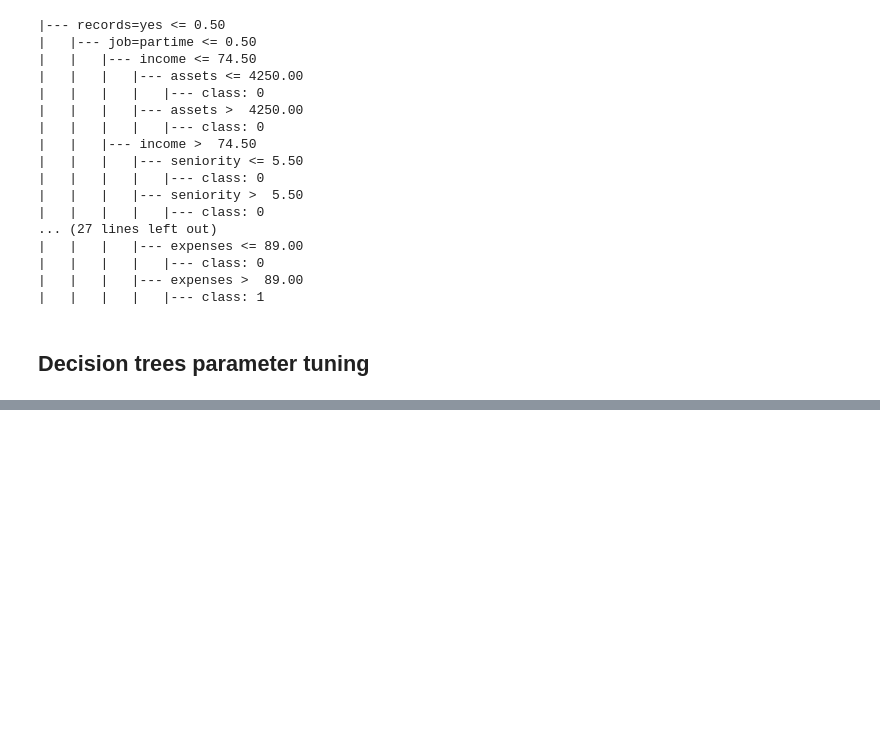
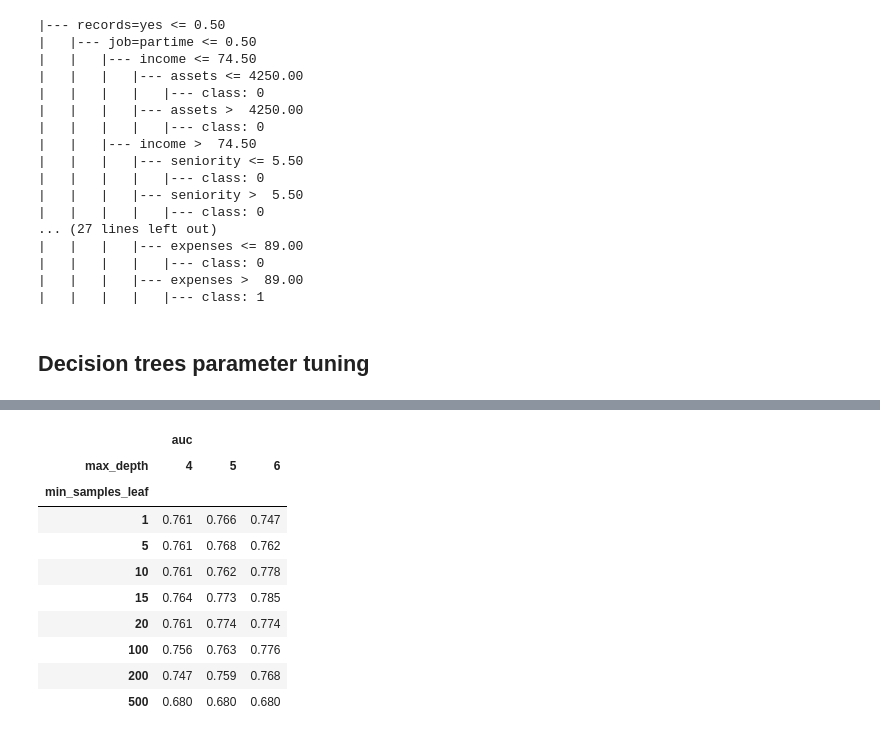
Before and after one commit to denis911/decision-trees-xgboost-kaggle-credit-risk-score, a Jupyter notebook: data prep Kaggle credit score.ipynb, the cells around one changed output, grey strips where cells are left out. Drawn from its saved outputs; the diff is of its cells as text; code cells hidden in the pictures; blank space fills up the shorter version.

```diff
--- a/data prep Kaggle credit score.ipynb
+++ b/data prep Kaggle credit score.ipynb
@@ -375,3 +375,16 @@ print(export_text(dt, feature_names=list(dv.get_feature_names_out())))
 # Decision trees (hyper)parameter tuning
 # selecting max_depth
 # selecting min_samples_leaf
+
+depths = [1, 2, 3, 4, 5, 6, 10, 15, 20, None]
+
+for depth in depths:
+    dt = DecisionTreeClassifier(max_depth=depth)
+    dt.fit(X_train, y_train)
+
+    y_pred = dt.predict_proba(X_val)[:, 1]
+    auc = roc_auc_score(y_val, y_pred)
+
+    print('%4s -> %.3f' % (depth, auc))
+
+# we improved the score to 5 -> 0.767 from our recent best guess of 4 -> 0.761
@@ -377,0 +445,15 @@ print(export_text(dt, feature_names=list(dv.get_feature_names_out())))
+# %%
+df_scores_pivot = df_scores.pivot(index='min_samples_leaf', columns=['max_depth'], values=['auc'])
+df_scores_pivot.round(3)
+# %% [output]
+|  | auc |  |  |
+| max_depth | 4 | 5 | 6 |
+| min_samples_leaf |  |  |  |
+| 1 | 0.761 | 0.766 | 0.747 |
+| 5 | 0.761 | 0.768 | 0.762 |
+| 10 | 0.761 | 0.762 | 0.778 |
+| 15 | 0.764 | 0.773 | 0.785 |
+| 20 | 0.761 | 0.774 | 0.774 |
+| 100 | 0.756 | 0.763 | 0.776 |
+| 200 | 0.747 | 0.759 | 0.768 |
+| 500 | 0.680 | 0.680 | 0.680 |
```
Also changed, not shown: parts of 9 cells of this notebook.
